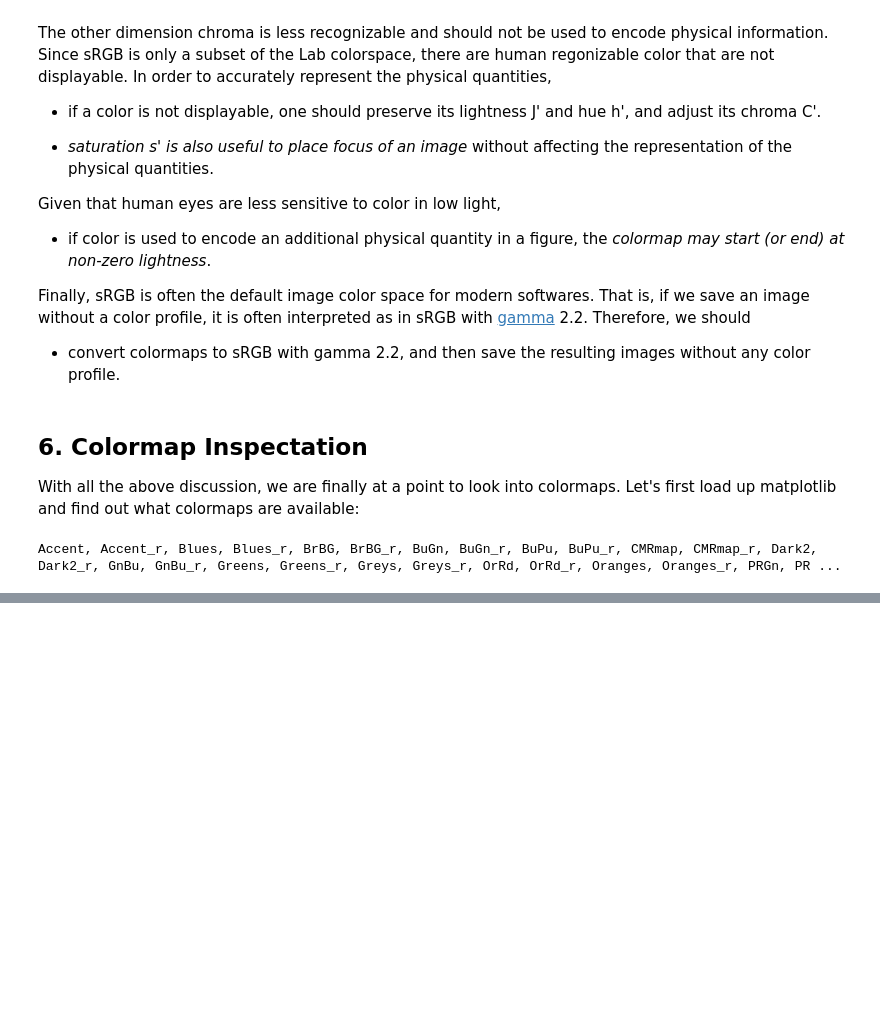
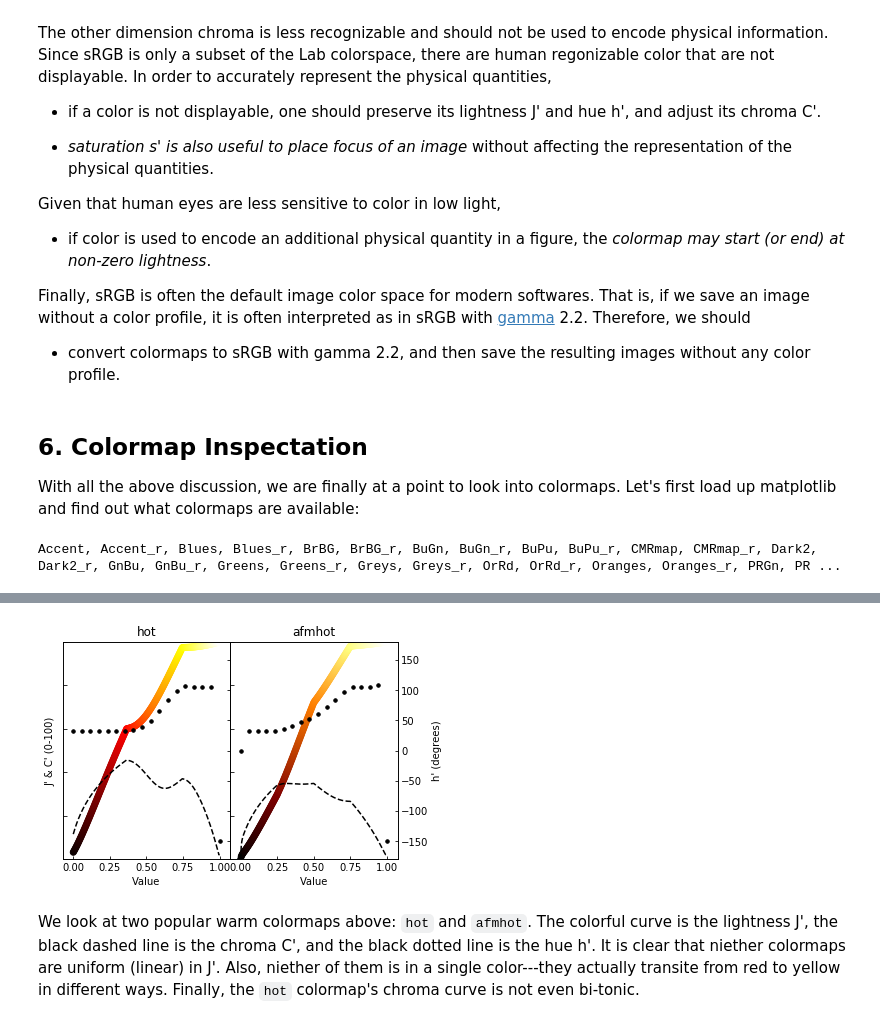
Before and after one commit to liamedeiros/ehtplot, a Jupyter notebook: docs/COLORMAPS.ipynb, the cells around one changed output, grey strips where cells are left out. Cells and saved outputs as stored; diff of their text form; code cells hidden in the pictures; blank space fills up the shorter version.

Commit message:
Implement a function to visualize J', C', and h' of `hot` and `afmhot`

```diff
--- a/docs/COLORMAPS.ipynb
+++ b/docs/COLORMAPS.ipynb
@@ -133,0 +137,45 @@ Note that, the number of colormaps available now becomes 346.  `ehtplot.color` p
+# %%
+import numpy as np
+
+def plotcm(ax1, cmap, lvis=False, rvis=False):
+    ctab = ec.get_ctab(cmap)  # get the colormap as a color table in sRGB
+    Jabp = ec.transform(ctab) # transform color table into CAM02-UCS color space
+
+    Jp = Jabp[:,0]
+    ap = Jabp[:,1]
+    bp = Jabp[:,2]
+
+    Cp = np.sqrt(ap * ap + bp * bp)
+    hp = np.arctan2(bp, ap) * 180 / np.pi
+    v  = np.linspace(0.0, 1.0, len(Jp))
+
+    ax1.set_title(cmap)
+    ax1.set_xlabel("Value")
+
+    ax2 = ax1.twinx()
+    ax1.set_ylim(0,   100)
+    ax1.set_ylabel("J' & C' (0-100)")
+    ax1.tick_params(direction='in')
+    ax2.set_ylim(-180,180)
+    ax2.set_ylabel("h' (degrees)")
+    ax2.tick_params(direction='in')
+
+    if not lvis:
+        ax1.set_yticklabels([])
+        ax1.yaxis.label.set_visible(False)
+    if not rvis:
+        ax2.set_yticklabels([])
+        ax2.yaxis.label.set_visible(False)
+
+    ax1.scatter(v, Jp, color=ctab)
+    ax1.plot   (v, Cp, c='k', linestyle='--')
+    ax2.scatter(v[::15], hp[::15], s=12, c='k')
+
+fig, (ax1, ax2) = plt.subplots(1, 2, sharex=True, sharey=True)
+fig.subplots_adjust(wspace=0)
+plotcm(ax1, 'hot',    lvis=True)
+plotcm(ax2, 'afmhot', rvis=True)
+# %% [output]
+[figure, added]
+# %% [markdown]
+We look at two popular warm colormaps above: `hot` and `afmhot`.  The colorful curve is the lightness J', the black dashed line is the chroma C', and the black dotted line is the hue h'.  It is clear that niether colormaps are uniform (linear) in J'.  Also, niether of them is in a single color---they actually transite from red to yellow in different ways.  Finally, the `hot` colormap's chroma curve is not even bi-tonic.
```
Also changed, not shown: parts of 4 cells of this notebook.
